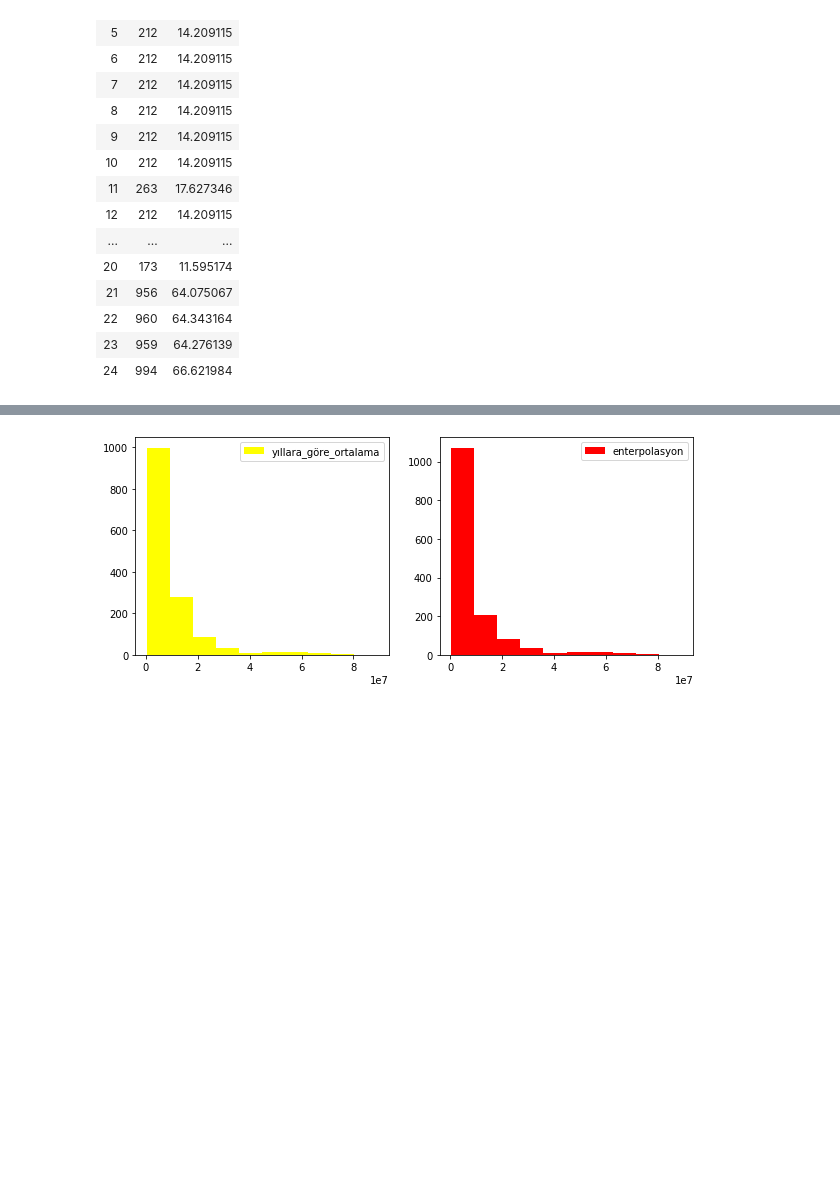
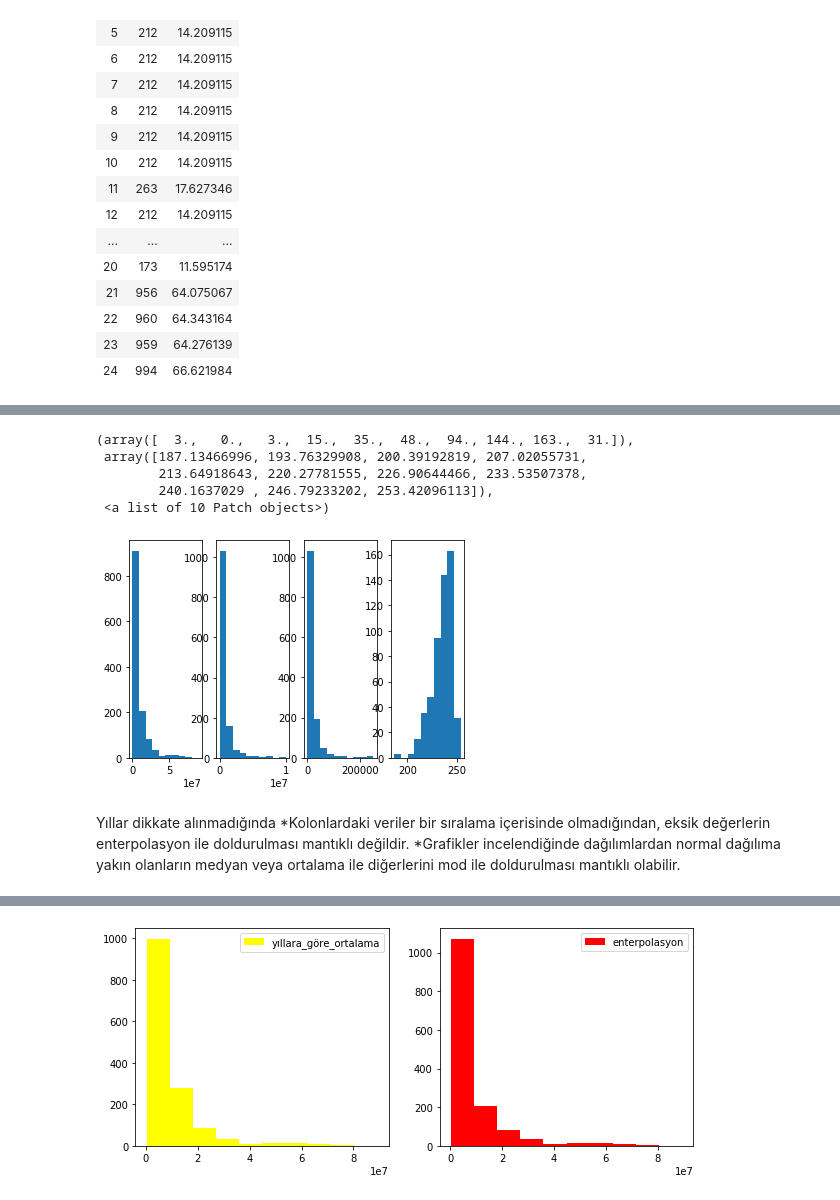
Before and after one commit to mdurular/kisisel-veri-analizi, a Jupyter notebook: Veri Temizliği Kayıp değerler ünitesi Ödevi.ipynb, the cells around one changed output, grey strips where cells are left out. Saved outputs shown, nothing was run; the diff lists cells and outputs as text; code cells hidden in the pictures; blank space fills up the shorter version.

Commit message:
veri temizliği kayıp değerler ödev

```diff
--- a/Veri Temizliği Kayıp değerler ünitesi Ödevi.ipynb
+++ b/Veri Temizliği Kayıp değerler ünitesi Ödevi.ipynb
@@ -58,0 +62,20 @@ null_hesapla(states_all)
+# %%
+plt.subplot(141)
+plt.hist(states_all["TOTAL_REVENUE"])
+plt.subplot(142)
+plt.hist(states_all["FEDERAL_REVENUE"])
+plt.subplot(143)
+plt.hist(states_all["GRADES_PK_G"])
+plt.subplot(144)
+plt.hist(states_all["AVG_MATH_4_SCORE"])
+# %% [output]
+(array([  3.,   0.,   3.,  15.,  35.,  48.,  94., 144., 163.,  31.]),
+ array([187.13466996, 193.76329908, 200.39192819, 207.02055731,
+        213.64918643, 220.27781555, 226.90644466, 233.53507378,
+        240.1637029 , 246.79233202, 253.42096113]),
+ <a list of 10 Patch objects>)
+[figure, added]
+# %% [markdown]
+Yıllar dikkate alınmadığında
+*Kolonlardaki veriler bir sıralama içerisinde olmadığından, eksik değerlerin enterpolasyon ile doldurulması mantıklı değildir.
+*Grafikler incelendiğinde dağılımlardan normal dağılıma yakın olanların medyan veya ortalama ile diğerlerini mod ile doldurulması mantıklı olabilir.
```
Also changed, not shown: parts of 14 cells of this notebook.
